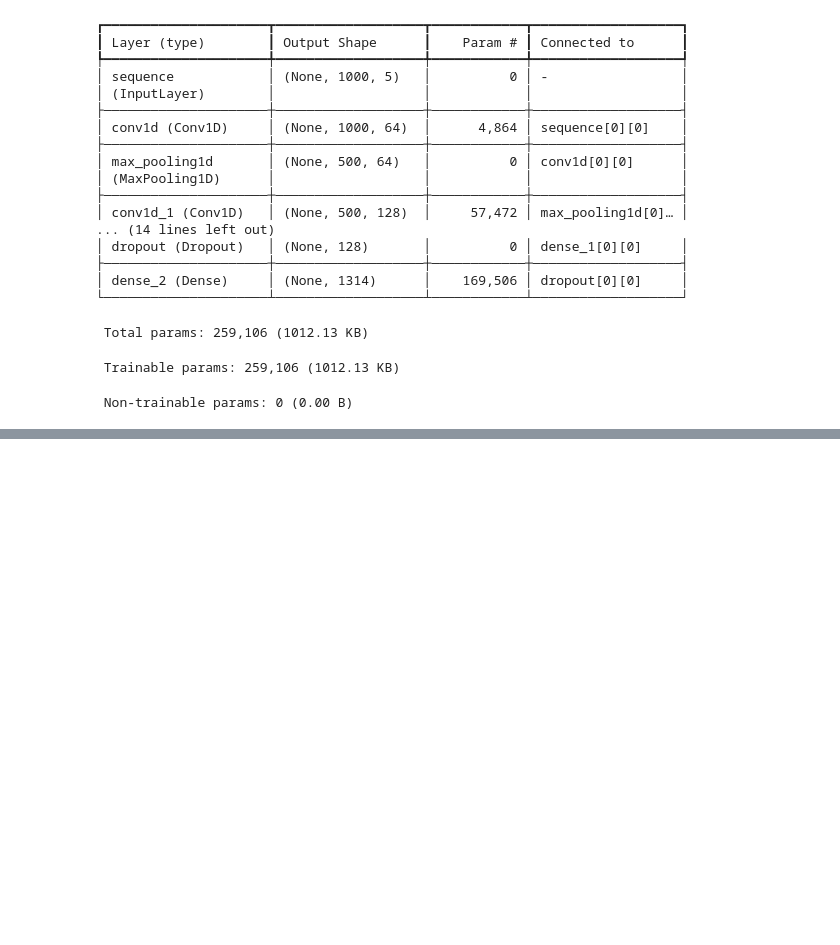
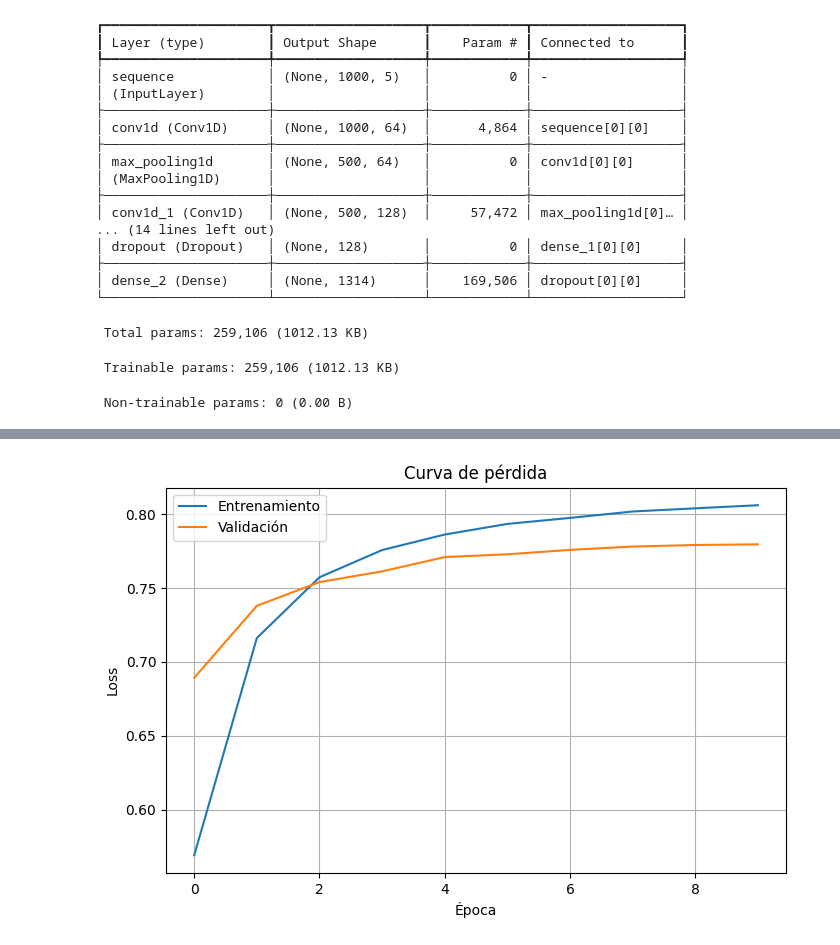
Before and after one commit to BioDani/genetic-project, a Jupyter notebook: notebooks/02_CNN.ipynb, the cells around one changed output, grey strips where cells are left out. Saved outputs shown, nothing was run; the diff lists cells and outputs as text; code cells hidden in the pictures; blank space fills up the shorter version.

```diff
--- a/notebooks/02_CNN.ipynb
+++ b/notebooks/02_CNN.ipynb
@@ -401,0 +425,15 @@ predictions = model.predict(dataset_val)
+# %%
+import matplotlib.pyplot as plt
+
+# Loss
+plt.figure(figsize=(8,5))
+plt.plot(history.history['top10_accuracy'], label='Entrenamiento')
+plt.plot(history.history['val_top10_accuracy'], label='Validación')
+plt.xlabel('Época')
+plt.ylabel('Loss')
+plt.title('Curva de pérdida')
+plt.legend()
+plt.grid(True)
+plt.show()
+# %% [output]
+[figure, added]
```
Also changed, not shown: parts of 12 cells of this notebook, 1 other file.
